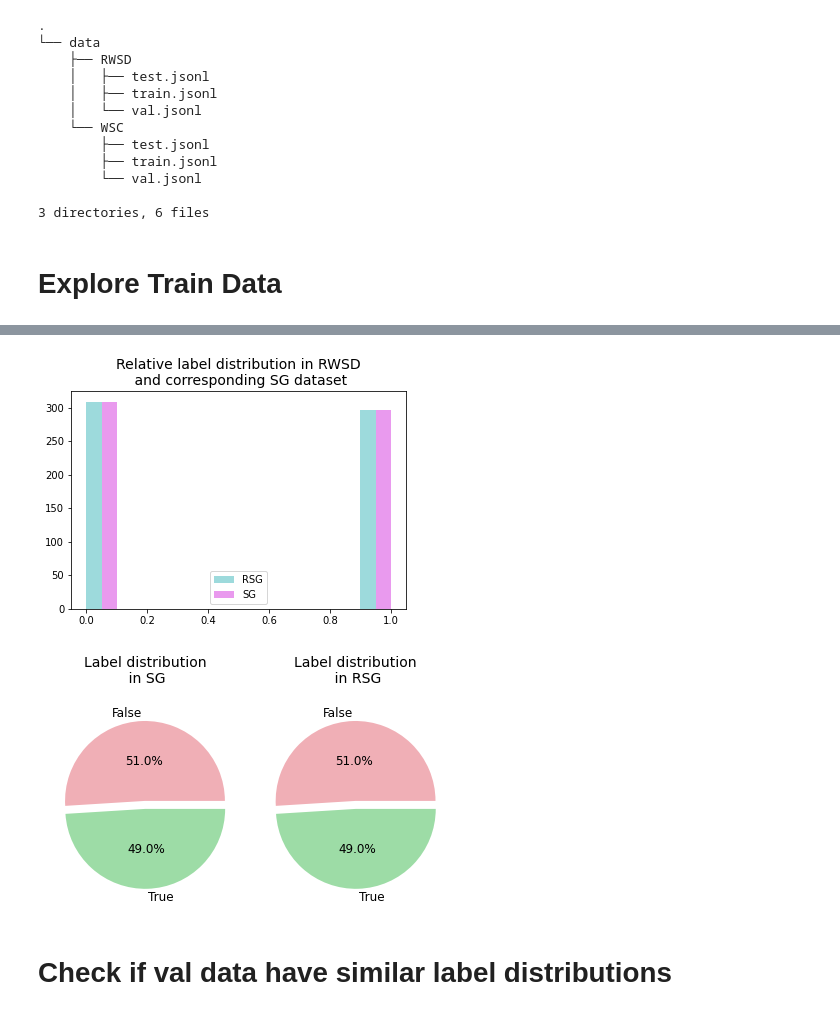
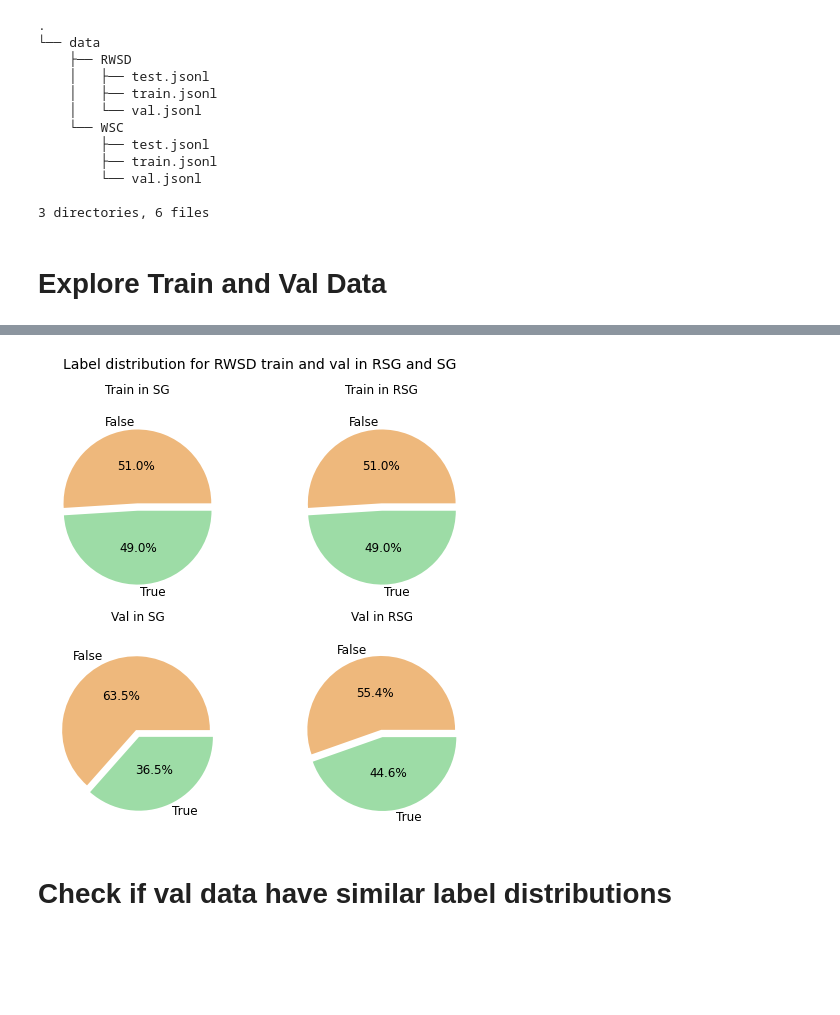
Before and after one commit to tatiana-iazykova/2020_HACK_RUSSIANSUPERGLUE, a Jupyter notebook: RSG_RWSD.ipynb, the cells around one changed output, grey strips where cells are left out. Drawn from its saved outputs; the diff is of its cells as text; code cells hidden in the pictures; blank space fills up the shorter version.

Commit message:
Update graphs in RWSD

```diff
--- a/RSG_RWSD.ipynb
+++ b/RSG_RWSD.ipynb
@@ -73,5 +73,5 @@ class JSONL_handler():
 
         return data
 # %% [markdown]
-# Explore Train Data
+# Explore Train and Val Data
 # %%
@@ -90,35 +97,38 @@ df.head()
 | 4 | True | Кубок не помещается в коричневый ... | Кубок | он слишком большой | 0 | 8 |
 # %%
 import matplotlib.pyplot as plt
-# %%
-plt.title('Relative label distribution in RWSD\n and corresponding SG dataset',
-          fontsize=14)
-plt.hist(x = [df['label'], df_en['label']],
-         color=["#9ddadc", "#e99aee"],
-         label=['RSG','SG'], rwidth = 50)
-plt.legend(loc='best')
-plt.show()
-print()
-
-plt.subplot(1,2,1)
-colours = {'#9ddca6', '#f0afb6', '#eeb87c'}
-
-plt.title('Label distribution\n in SG\n', fontsize=14)
-plt.pie(df_en['label'].value_counts(), autopct="%.1f%%",
-        explode=[0.05]*2, labels=df_en['label'].value_counts().keys(),
-        pctdistance=0.5, textprops = dict(fontsize = 12), colors=colours)
-
-plt.subplot(1,2,2)
-
-plt.title('Label distribution\n in RSG\n', fontsize=14)
-plt.pie(df['label'].value_counts(), autopct="%.1f%%",
-        explode=[0.05]*2, labels=df['label'].value_counts().keys(),
-        pctdistance=0.5, textprops = dict(fontsize = 12), colors=colours)
-
-plt.tight_layout()
-plt.show()
-# %% [output]
-[figure, removed]
-[figure, removed]
+# %%
+colours = {'#9ddca6', '#f0afb6', '#eeb87c'}
+
+fig, axs = plt.subplots(2, 2, figsize=(7,7))
+fig.suptitle('Label distribution for RWSD train and val in RSG and SG',
+             fontsize=14)
+
+axs[0, 0].pie(df_en['label'].value_counts(), autopct="%.1f%%",
+              explode=[0.05]*2, labels=df_en['label'].value_counts().keys(),
+              pctdistance=0.5, textprops = dict(fontsize = 12), colors=colours)
+axs[0, 0].set_title('Train in SG\n', fontsize=12)
+
+axs[0, 1].pie(df['label'].value_counts(), autopct="%.1f%%",
+              explode=[0.05]*2, labels=df['label'].value_counts().keys(),
+              pctdistance=0.5, textprops = dict(fontsize = 12), colors=colours)
+axs[0, 1].set_title('Train in RSG\n', fontsize=12)
+
+axs[1, 0].pie(val_df_en['label'].value_counts(),
+              autopct="%.1f%%", explode=[0.05]*2,
+              labels=val_df_en['label'].value_counts().keys(),
+              pctdistance=0.5, textprops = dict(fontsize = 12), colors=colours)
+axs[1, 0].set_title('Val in SG\n', fontsize=12)
+
+axs[1, 1].pie(val_df['label'].value_counts(),
+              autopct="%.1f%%", explode=[0.05]*2,
+              labels=val_df['label'].value_counts().keys(),
+              pctdistance=0.5, textprops = dict(fontsize = 12), colors=colours)
+axs[1, 1].set_title('Val in RSG\n', fontsize=12)
+
+plt.tight_layout(rect=[0, 0.03, 1, 0.95])
+plt.show()
+# %% [output]
+[figure, added]
 # %% [markdown]
 # Check if val data have similar label distributions
```
Also changed, not shown: parts of 3 cells of this notebook.
